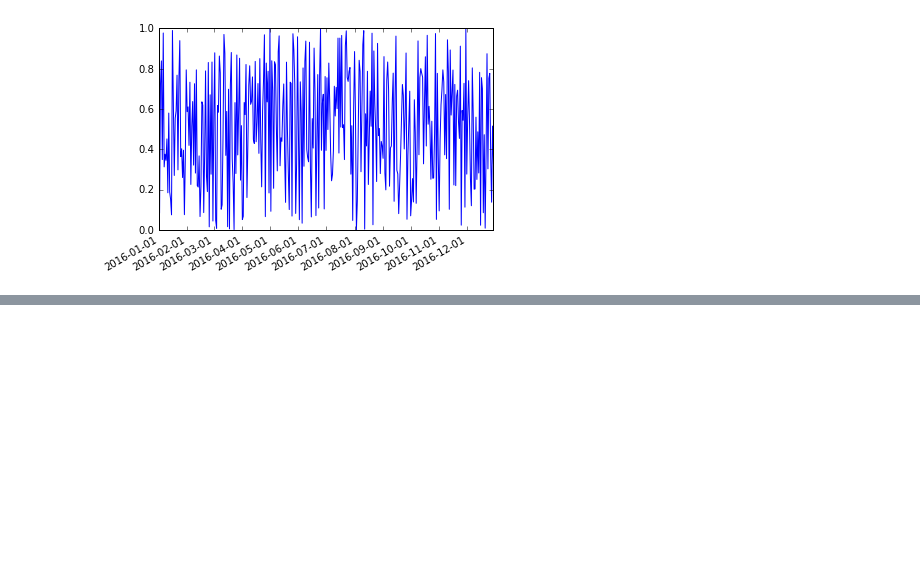
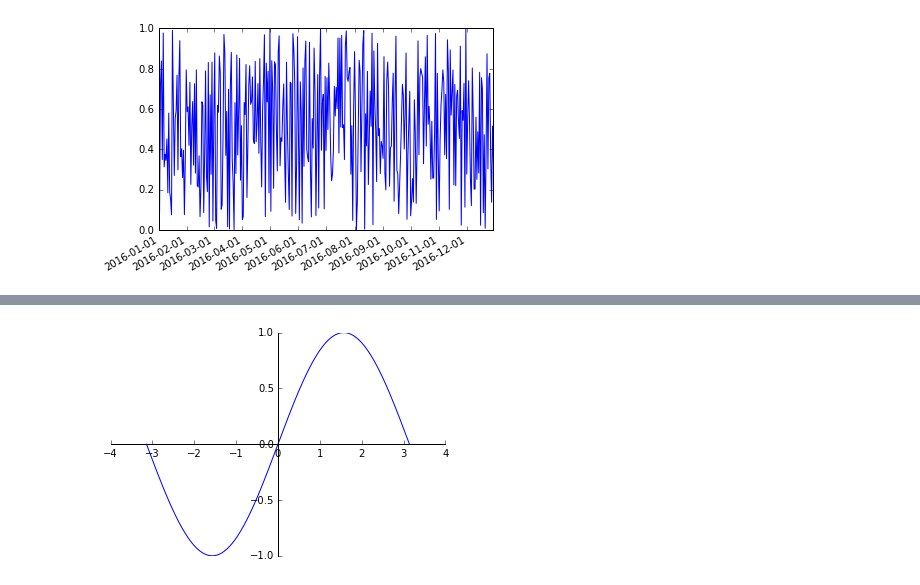
Before and after one commit to zlxs23/Data_Visualization, a Jupyter notebook: chap_3_绘制并定制化图表.ipynb, the cells around one changed output, grey strips where cells are left out. Saved outputs shown, nothing was run; the diff lists cells and outputs as text; code cells hidden in the pictures; blank space fills up the shorter version.

```diff
--- a/chap_3_绘制并定制化图表.ipynb
+++ b/chap_3_绘制并定制化图表.ipynb
@@ -259,0 +283,24 @@ show()
+# %%
+import matplotlib.pyplot as plt
+import numpy as np
+
+x = np.linspace(-np.pi,np.pi,500,endpoint=True)
+y = np.sin(x)
+
+plt.plot(x,y)
+ax = plt.gca()
+
+# hide two spines
+ax.spines['right'].set_color('none')
+ax.spines['top'].set_color('none')
+
+# move bottom and left spine to 0,0
+ax.spines['bottom'].set_position(('data',0))
+ax.spines['left'].set_position(('data',0))
+
+# move ticks posittions
+ax.xaxis.set_ticks_position('bottom')
+ax.yaxis.set_ticks_position('left')
+plt.show()
+# %% [output]
+[figure, added]
```
Also changed, not shown: parts of 16 cells of this notebook, 6 other files.
